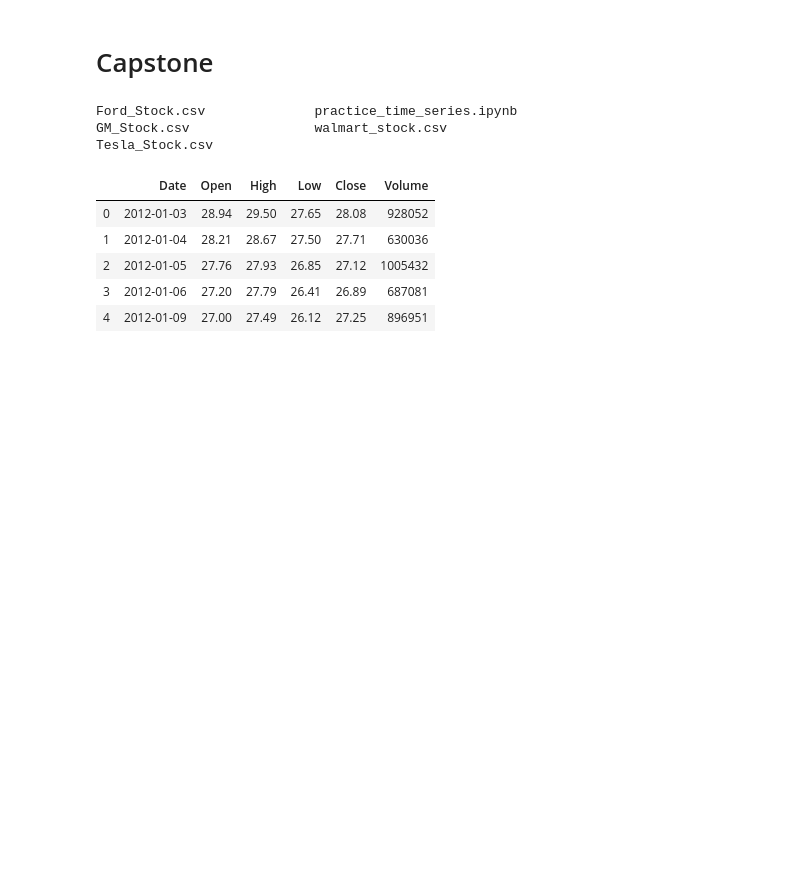
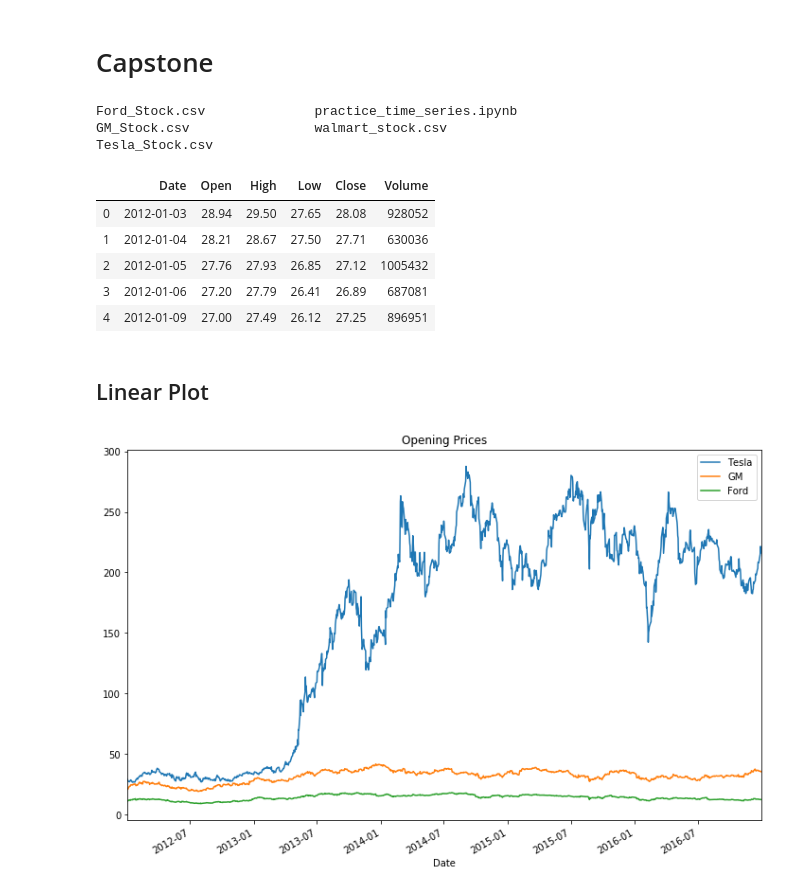
Before and after one commit to jcanque777/time_series_finance, a Jupyter notebook: practice_time_series.ipynb, the cells around one changed output. Cells and saved outputs as stored; diff of their text form; code cells hidden in the pictures; blank space fills up the shorter version.

Commit message:
Compare Car Companies: Tesla, Ford, GM

```diff
--- a/practice_time_series.ipynb
+++ b/practice_time_series.ipynb
@@ -390,0 +395,17 @@ tesla.set_index('Date', inplace=True)
+# %%
+ford.set_index('Date',inplace=True)
+# %%
+gm = pd.read_csv('GM_Stock.csv', parse_dates= True)
+# %%
+gm['Date'] = pd.to_datetime(gm['Date'])
+# %%
+gm.set_index('Date', inplace=True)
+# %% [markdown]
+## Linear Plot
+# %%
+tesla['Open'].plot(label = 'Tesla', figsize=(12,8), title='Opening Prices')
+gm['Open'].plot(label = 'GM')
+ford['Open'].plot(label = 'Ford')
+plt.legend();
+# %% [output]
+[figure, added]
```
Also changed, not shown: parts of 18 cells of this notebook.
